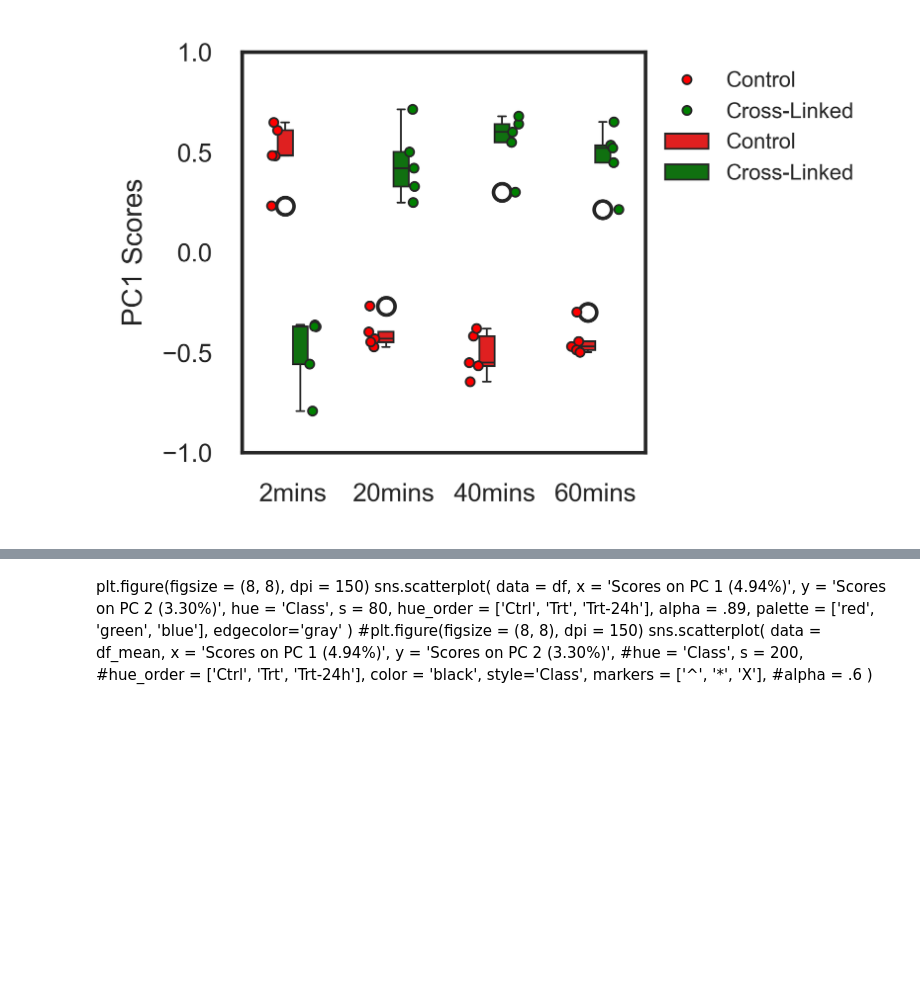
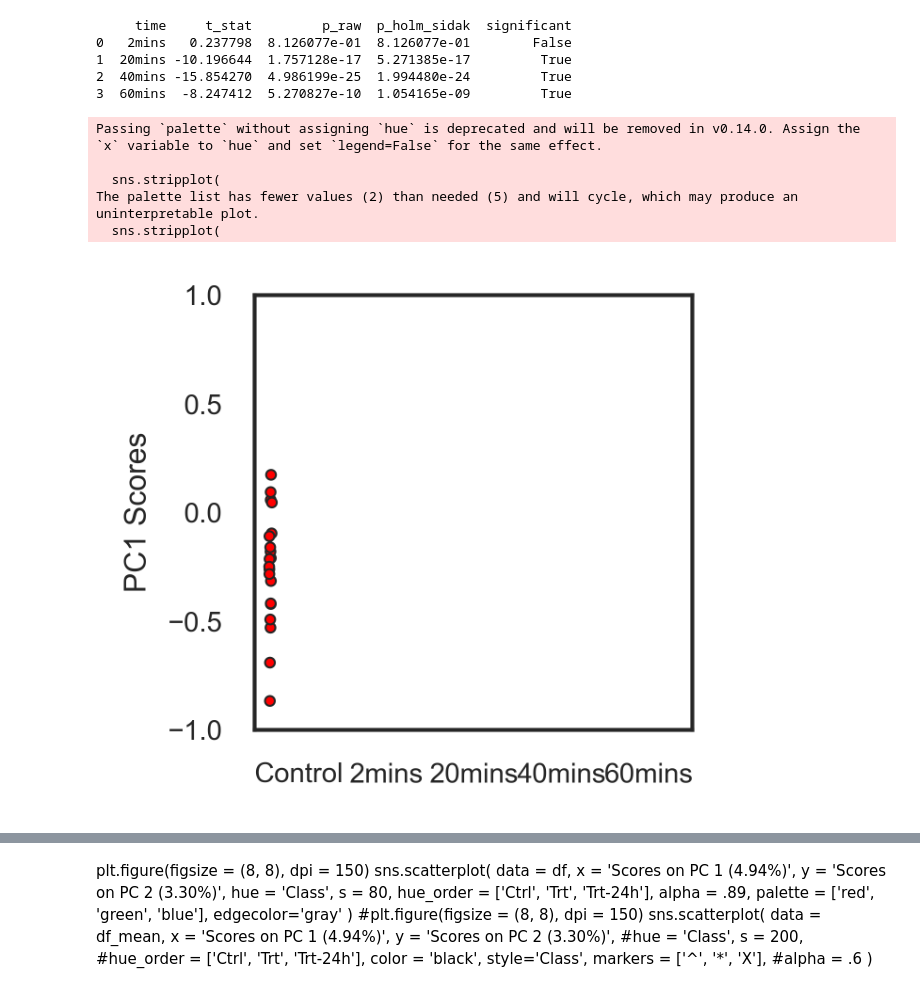
Before and after one commit to bunmiadejimi/Raman_Collagen, a Jupyter notebook: pca_plots_ellipse.ipynb, the cells around one changed output, grey strips where cells are left out. Cells and saved outputs as stored; diff of their text form; code cells hidden in the pictures; blank space fills up the shorter version.

```diff
--- a/pca_plots_ellipse.ipynb
+++ b/pca_plots_ellipse.ipynb
@@ -34,4 +59,5 @@ df
 # %%
-df_mean = df.groupby(['Label','trt_time','Class', 'Class1']).mean(numeric_only=True).reset_index()
+df_mean = df.groupby(['Label','trt_time','sample1']).mean(numeric_only=True).reset_index()
+# ['Label','trt_time','Class', 'Class1']
 df_mean.head()
 # %% [output]
@@ -44,50 +124,77 @@ df_mean.head()
+# %%
+reject, pvals_corr, _, _ = multipletests(
+    pvals,
+    alpha=0.05,
+    method='holm-sidak'
+)
+results = pd.DataFrame({
+    'time': ['2mins','20mins', '40mins', '60mins'],
+    't_stat': stats,
+    'p_raw': pvals,
+    'p_holm_sidak': pvals_corr,
+    'significant': reject
+})
+
+print(results)
+#print(reject, pvals_corr)
+# %% [output]
+     time     t_stat         p_raw  p_holm_sidak  significant
+0   2mins   0.237798  8.126077e-01  8.126077e-01        False
+1  20mins -10.196644  1.757128e-17  5.271385e-17         True
+2  40mins -15.854270  4.986199e-25  1.994480e-24         True
+3  60mins  -8.247412  5.270827e-10  1.054165e-09         True
 # %%
 plt.figure(figsize = (2, 2), dpi = 600)
 d_mean = df_mean[df_mean['trt_time'].isin(['2mins', '20mins', '40mins', '60mins'])]
 sns.set_theme(context = 'paper', font_scale = .8, style = 'white', rc={"patch.linewidth": 1.0})
 sns.stripplot(
-    x = 'trt_time',
-    y = 'Scores on PC 1 (7.47%)',
+    x = 'sample1',
+    y = 'Scores on PC 1 (3.71%)',
     data = d_mean,
-    hue = 'Class1',
+    #hue = 'Class1',
     linewidth = .5,
     edgecolor='auto',
     palette = ['red', 'green'],
     dodge = .5,
-    order = ['2mins', '20mins', '40mins', '60mins'],
+    order = ['Control', '2mins', '20mins', '40mins', '60mins'],
     size = 2.5
 )
-sns.boxplot(
-     x = 'trt_time',
-    y = 'Scores on PC 1 (7.47%)',
+'''sns.boxplot(
+     x = 'sample1',
+    y = 'Scores on PC 1 (3.71%)',
     data = d_mean,
     hue = 'Class1',
     palette = ['red', 'green'],
     order = ['2mins', '20mins', '40mins', '60mins'],
     width =.3,
     linewidth=.5,
     dodge = .5
-)
+)'''
 '''sns.barplot(
      x = 'trt_time',
-    y = 'Scores on PC 1 (7.47%)',
+    y = 'Scores on PC 1 (3.71%)',
     data = d_mean,
     hue = 'Class1',
     palette = ['red', 'green'],
     order = ['2mins', '20mins', '40mins', '60mins'],
     estimator = 'median',
     errorbar = 'sd'
     #width =.3,
     #linewidth=.5,
     #dodge = .5
 )'''
 plt.xlabel(''),
 plt.ylabel('PC1 Scores')
 plt.legend(bbox_to_anchor = (1,1), fontsize = 6, frameon = False)
 plt.ylim(-1, 1)
 plt.savefig('C:\\Users\\oadeji01\\OneDrive - Tufts\\Bunmi - NavehLab-01\\Reports\\Paper\\Figures\\PCA_Scores_Para_boxplot.tif', dpi = 600, bbox_inches='tight')
 # %% [output]
+Passing `palette` without assigning `hue` is deprecated and will be removed in v0.14.0. Assign the `x` variable to `hue` and set `legend=False` for the same effect.
+
+  sns.stripplot(
+The palette list has fewer values (2) than needed (5) and will cycle, which may produce an uninterpretable plot.
+  sns.stripplot(
-[figure, old version]
+[figure, new version]
 # %%
 for x in ['2mins', '20mins', '40mins', '60mins']:
     stat_df = df[(df['Class1'].isin(['Control', 'Cross-Linked'])) & (df['trt_time'] == x)]
```
Also changed, not shown: parts of 6 cells of this notebook.
